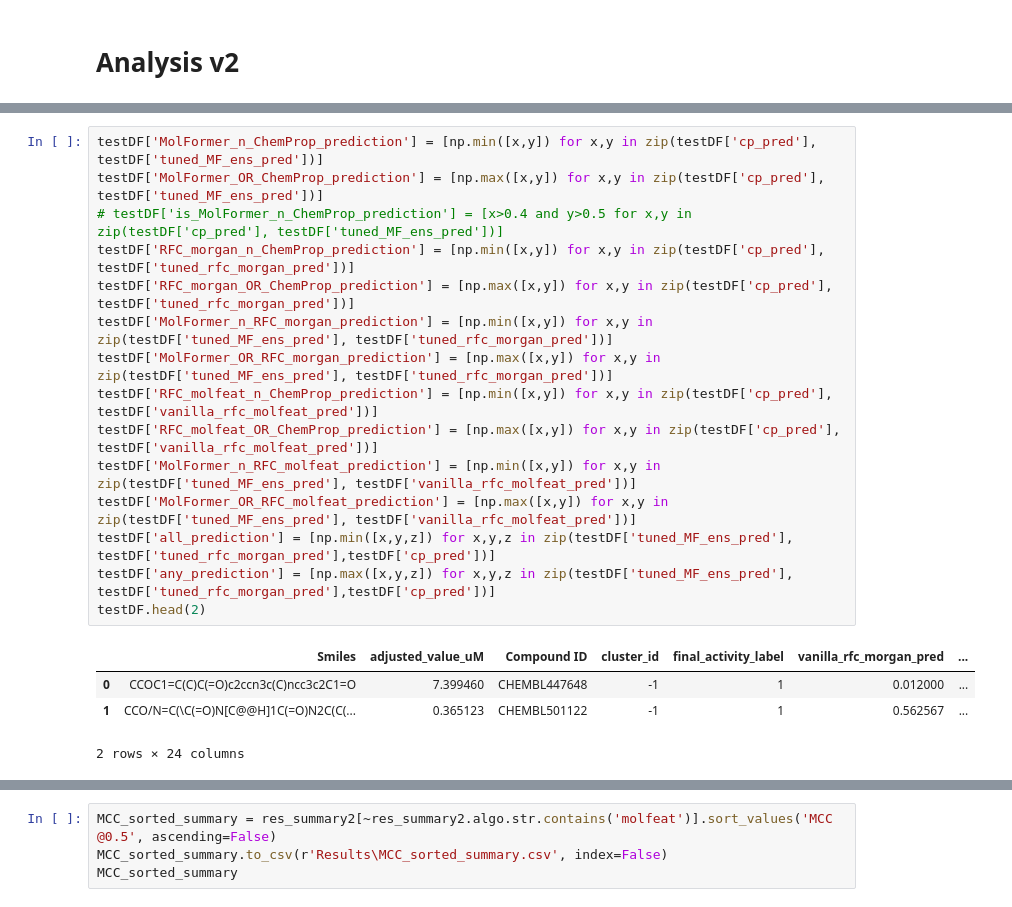
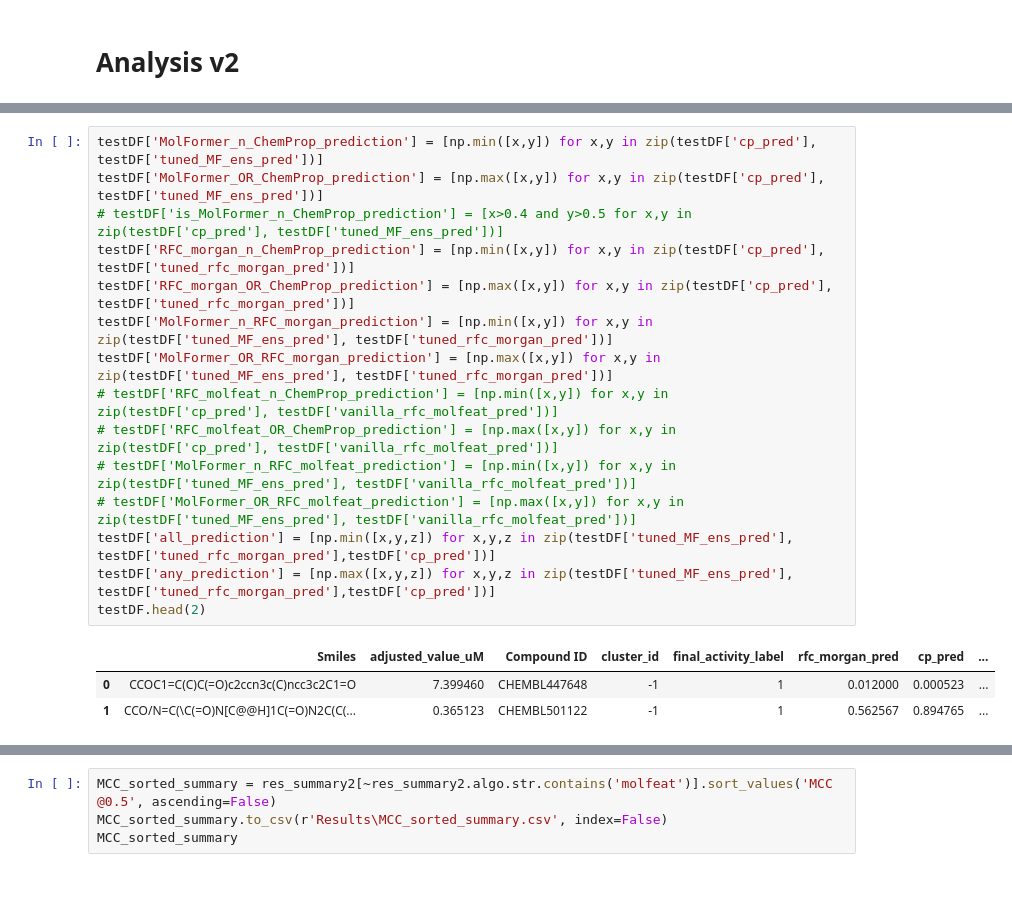
Before and after one commit to warastra/pneumoccusVS, a Jupyter notebook: results_analysis.ipynb, the cells around one changed output, grey strips where cells are left out. Saved outputs shown, nothing was run; the diff lists cells and outputs as text.

```diff
--- a/results_analysis.ipynb
+++ b/results_analysis.ipynb
@@ -186,23 +193,22 @@ Index(['Smiles', 'adjusted_value_uM', 'Compound ID', 'cluster_id',
 # %%
 testDF['MolFormer_n_ChemProp_prediction'] = [np.min([x,y]) for x,y in zip(testDF['cp_pred'], testDF['tuned_MF_ens_pred'])]
 testDF['MolFormer_OR_ChemProp_prediction'] = [np.max([x,y]) for x,y in zip(testDF['cp_pred'], testDF['tuned_MF_ens_pred'])]
 # testDF['is_MolFormer_n_ChemProp_prediction'] = [x>0.4 and y>0.5 for x,y in zip(testDF['cp_pred'], testDF['tuned_MF_ens_pred'])]
 testDF['RFC_morgan_n_ChemProp_prediction'] = [np.min([x,y]) for x,y in zip(testDF['cp_pred'], testDF['tuned_rfc_morgan_pred'])]
 testDF['RFC_morgan_OR_ChemProp_prediction'] = [np.max([x,y]) for x,y in zip(testDF['cp_pred'], testDF['tuned_rfc_morgan_pred'])]
 testDF['MolFormer_n_RFC_morgan_prediction'] = [np.min([x,y]) for x,y in zip(testDF['tuned_MF_ens_pred'], testDF['tuned_rfc_morgan_pred'])]
 testDF['MolFormer_OR_RFC_morgan_prediction'] = [np.max([x,y]) for x,y in zip(testDF['tuned_MF_ens_pred'], testDF['tuned_rfc_morgan_pred'])]
-testDF['RFC_molfeat_n_ChemProp_prediction'] = [np.min([x,y]) for x,y in zip(testDF['cp_pred'], testDF['vanilla_rfc_molfeat_pred'])]
-testDF['RFC_molfeat_OR_ChemProp_prediction'] = [np.max([x,y]) for x,y in zip(testDF['cp_pred'], testDF['vanilla_rfc_molfeat_pred'])]
-testDF['MolFormer_n_RFC_molfeat_prediction'] = [np.min([x,y]) for x,y in zip(testDF['tuned_MF_ens_pred'], testDF['vanilla_rfc_molfeat_pred'])]
-testDF['MolFormer_OR_RFC_molfeat_prediction'] = [np.max([x,y]) for x,y in zip(testDF['tuned_MF_ens_pred'], testDF['vanilla_rfc_molfeat_pred'])]
+# testDF['RFC_molfeat_n_ChemProp_prediction'] = [np.min([x,y]) for x,y in zip(testDF['cp_pred'], testDF['vanilla_rfc_molfeat_pred'])]
+# testDF['RFC_molfeat_OR_ChemProp_prediction'] = [np.max([x,y]) for x,y in zip(testDF['cp_pred'], testDF['vanilla_rfc_molfeat_pred'])]
+# testDF['MolFormer_n_RFC_molfeat_prediction'] = [np.min([x,y]) for x,y in zip(testDF['tuned_MF_ens_pred'], testDF['vanilla_rfc_molfeat_pred'])]
+# testDF['MolFormer_OR_RFC_molfeat_prediction'] = [np.max([x,y]) for x,y in zip(testDF['tuned_MF_ens_pred'], testDF['vanilla_rfc_molfeat_pred'])]
 testDF['all_prediction'] = [np.min([x,y,z]) for x,y,z in zip(testDF['tuned_MF_ens_pred'], testDF['tuned_rfc_morgan_pred'],testDF['cp_pred'])]
 testDF['any_prediction'] = [np.max([x,y,z]) for x,y,z in zip(testDF['tuned_MF_ens_pred'], testDF['tuned_rfc_morgan_pred'],testDF['cp_pred'])]
 testDF.head(2)
 # %% [output]
-|  | Smiles | adjusted_value_uM | Compound ID | cluster_id | final_activity_label | vanilla_rfc_morgan_pred | ... |
-| 0 | CCOC1=C(C)C(=O)c2ccn3c(C)ncc3c2C1=O | 7.399460 | CHEMBL447648 | -1 | 1 | 0.012000 | ... |
-| 1 | CCO/N=C(\C(=O)N[C@@H]1C(=O)N2C(C(... | 0.365123 | CHEMBL501122 | -1 | 1 | 0.562567 | ... |
+|  | Smiles | adjusted_value_uM | Compound ID | cluster_id | final_activity_label | rfc_morgan_pred | cp_pred | ... |
+| 0 | CCOC1=C(C)C(=O)c2ccn3c(C)ncc3c2C1=O | 7.399460 | CHEMBL447648 | -1 | 1 | 0.012000 | 0.000523 | ... |
+| 1 | CCO/N=C(\C(=O)N[C@@H]1C(=O)N2C(C(... | 0.365123 | CHEMBL501122 | -1 | 1 | 0.562567 | 0.894765 | ... |
-2 rows × 24 columns
 # %%
 mcc50s, precs, recs, auprcs, collist, roc_aucs = [], [], [], [], [], []
 for col in [x for x in testDF.columns if '_pred' in x]:
```
Also changed, not shown: parts of 7 cells of this notebook, 11 other files.
